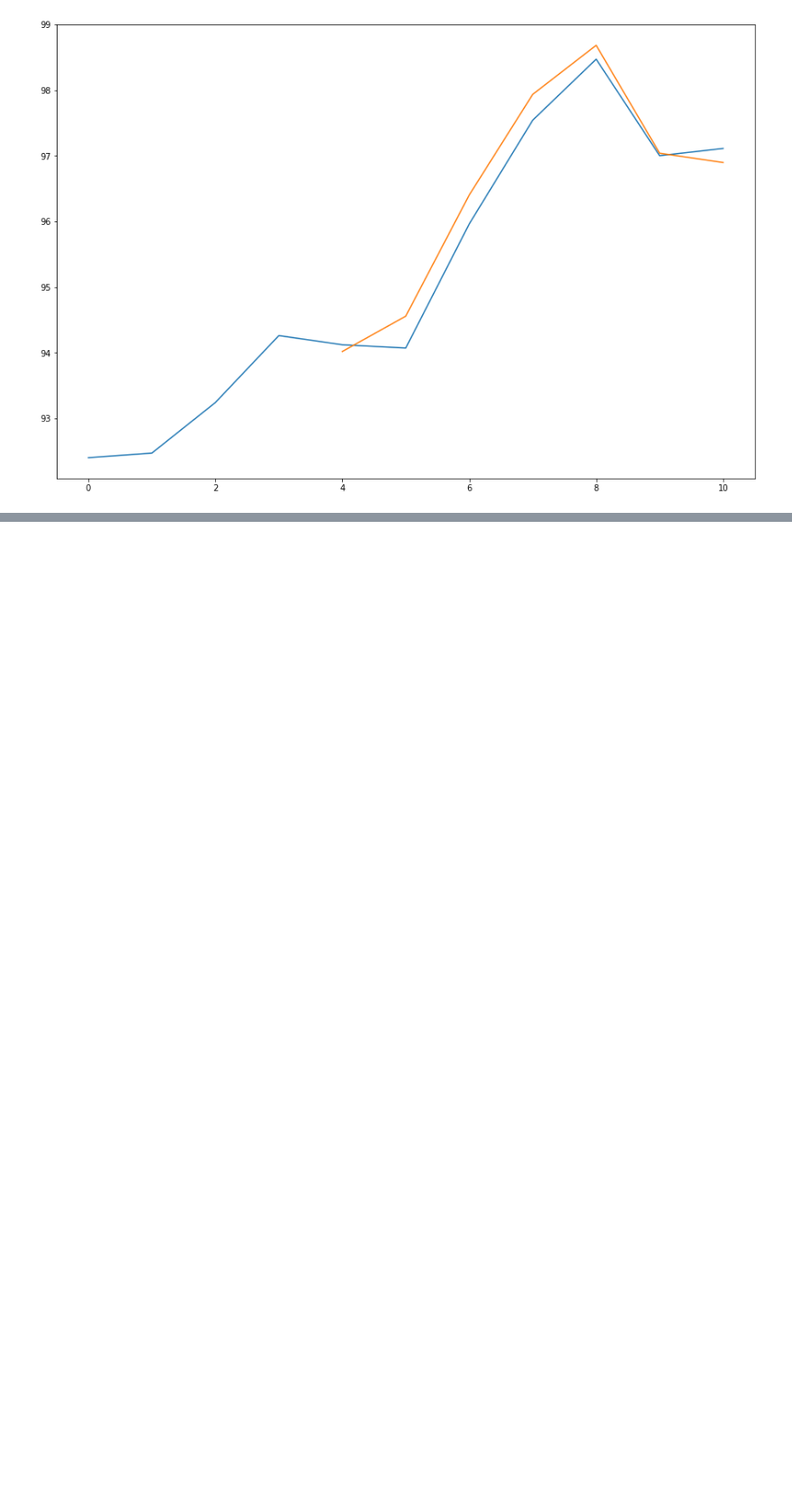
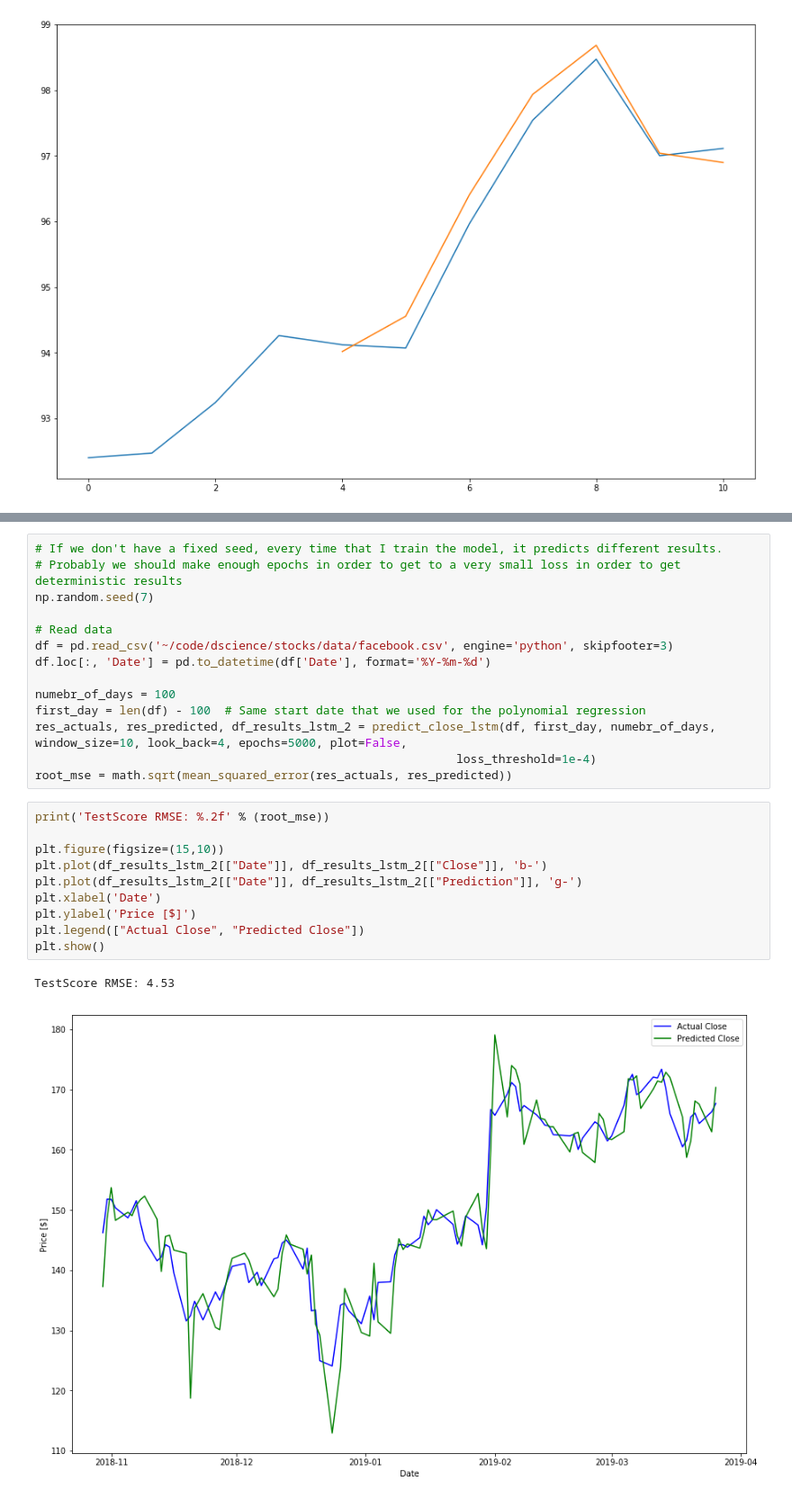
Before and after one commit to edibusl/stocks-predict, a Jupyter notebook: Stocks Prediction - Keras LSTM.ipynb, the cells around one changed output, grey strips where cells are left out. Shown at 90% size. Cells and saved outputs as stored; diff of their text form; blank space fills up the shorter version.

Commit message:
Advancing in LSTM

```diff
--- a/Stocks Prediction - Keras LSTM.ipynb
+++ b/Stocks Prediction - Keras LSTM.ipynb
@@ -644,0 +777,27 @@ plt.show()
+# %%
+# If we don't have a fixed seed, every time that I train the model, it predicts different results.
+# Probably we should make enough epochs in order to get to a very small loss in order to get deterministic results
+np.random.seed(7)
+
+# Read data
+df = pd.read_csv('~/code/dscience/stocks/data/facebook.csv', engine='python', skipfooter=3)
+df.loc[:, 'Date'] = pd.to_datetime(df['Date'], format='%Y-%m-%d')
+
+numebr_of_days = 100
+first_day = len(df) - 100  # Same start date that we used for the polynomial regression
+res_actuals, res_predicted, df_results_lstm_2 = predict_close_lstm(df, first_day, numebr_of_days, window_size=10, look_back=4, epochs=5000, plot=False,
+                                                            loss_threshold=1e-4)
+root_mse = math.sqrt(mean_squared_error(res_actuals, res_predicted))
+# %%
+print('TestScore RMSE: %.2f' % (root_mse))
+
+plt.figure(figsize=(15,10))
+plt.plot(df_results_lstm_2[["Date"]], df_results_lstm_2[["Close"]], 'b-')
+plt.plot(df_results_lstm_2[["Date"]], df_results_lstm_2[["Prediction"]], 'g-')
+plt.xlabel('Date')
+plt.ylabel('Price [$]')
+plt.legend(["Actual Close", "Predicted Close"])
+plt.show()
+# %% [output]
+TestScore RMSE: 4.53
+[figure, added]
```
Also changed, not shown: parts of 8 cells of this notebook, 4 other files.
